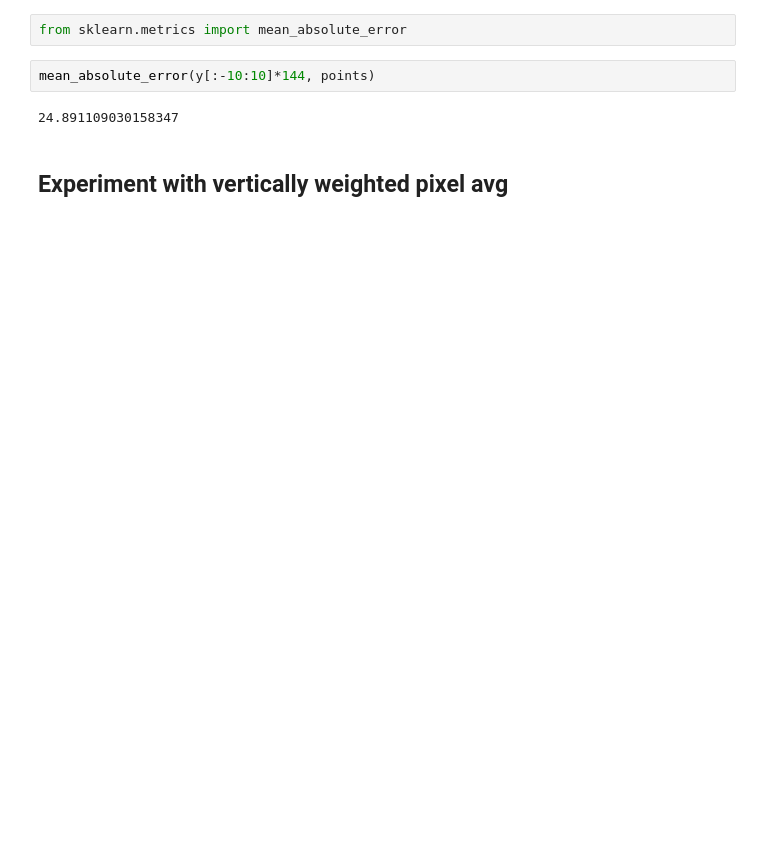
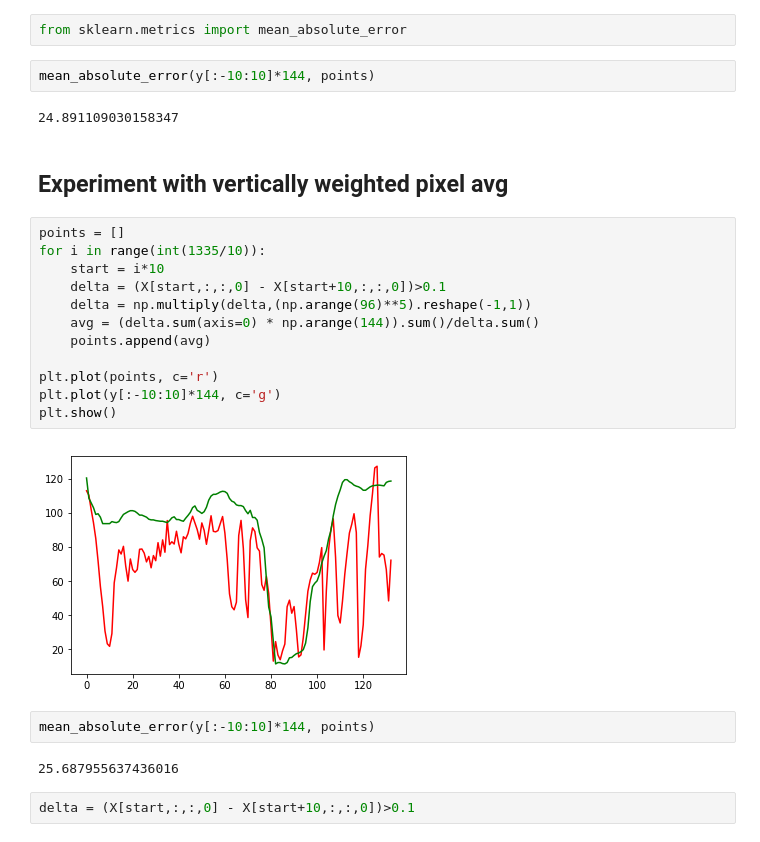
Before and after one commit to ZackAkil/robo-videographer-app, a Jupyter notebook: machine_learning/heuristic/1#.ipynb, the cells around one changed output. Drawn from its saved outputs; the diff is of its cells as text; blank space fills up the shorter version.

```diff
--- a/machine_learning/heuristic/1#.ipynb
+++ b/machine_learning/heuristic/1#.ipynb
@@ -45,3 +45,23 @@ mean_absolute_error(y[:-10:10]*144, points)
 24.891109030158347
 # %% [markdown]
 ## Experiment with vertically weighted pixel avg
+# %%
+points = []
+for i in range(int(1335/10)):
+    start = i*10
+    delta = (X[start,:,:,0] - X[start+10,:,:,0])>0.1
+    delta = np.multiply(delta,(np.arange(96)**5).reshape(-1,1))
+    avg = (delta.sum(axis=0) * np.arange(144)).sum()/delta.sum()
+    points.append(avg)
+
+plt.plot(points, c='r')
+plt.plot(y[:-10:10]*144, c='g')
+plt.show()
+# %% [output]
+[figure, added]
+# %%
+mean_absolute_error(y[:-10:10]*144, points)
+# %% [output]
+25.687955637436016
+# %%
+delta = (X[start,:,:,0] - X[start+10,:,:,0])>0.1
```
Also changed, not shown: parts of 6 cells of this notebook.
